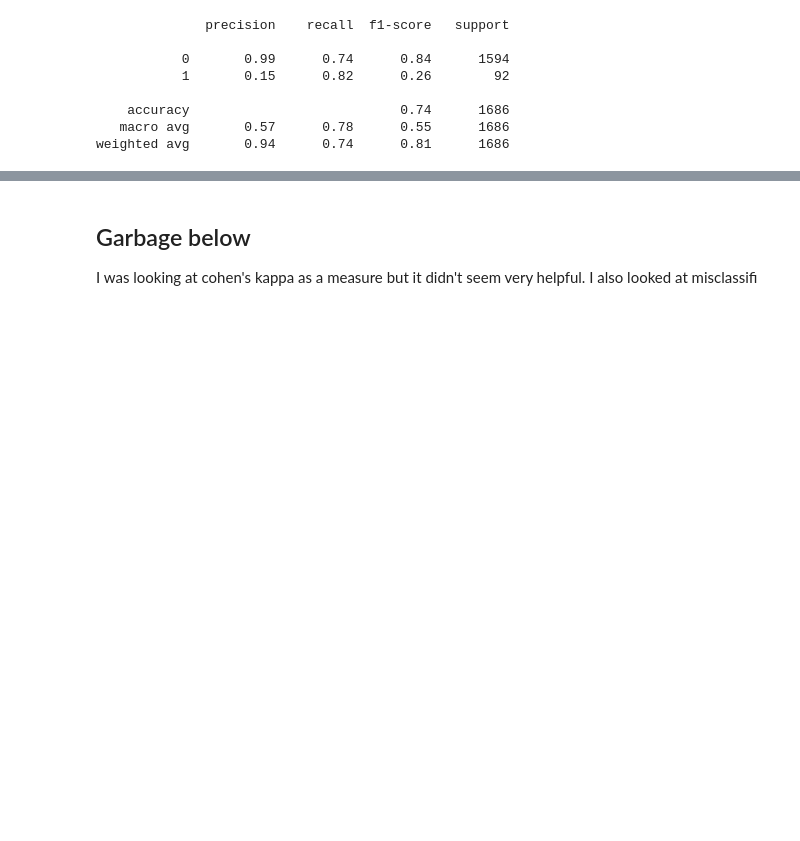
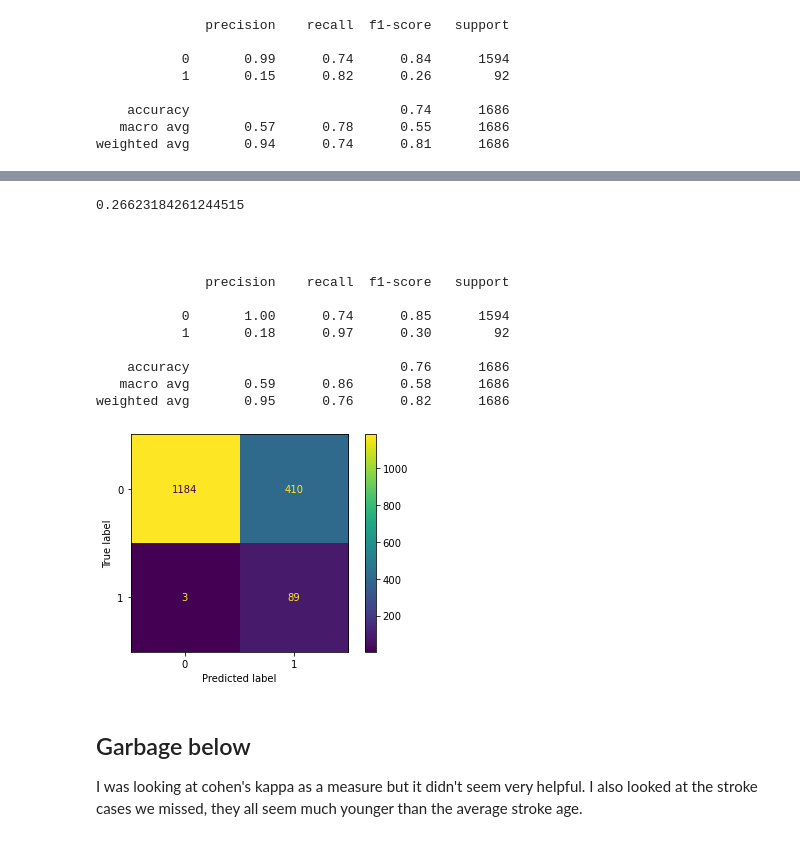
Before and after one commit to AaronNorwood/SIT307GroupAssignment2, a Jupyter notebook: SVM1.ipynb, the cells around one changed output, grey strips where cells are left out. Drawn from its saved outputs; the diff is of its cells as text; code cells hidden in the pictures; blank space fills up the shorter version.

```diff
--- a/SVM1.ipynb
+++ b/SVM1.ipynb
@@ -324,0 +405,4 @@ weighted avg       0.94      0.74      0.81      1686
+# %%
+import prince
+mca_cols = ['gender', 'hypertension', 'heart_disease', 'ever_married', 'work_type', 'residence_type', 'smoking_status', 'stroke', 'age_bin', 'avg_glucose_level_bin', 'bmi_bin']
+df_mca = df[mca_cols]
@@ -325,6 +446,25 @@ weighted avg       0.94      0.74      0.81      1686
+# %%
+scores.mean()
+# %% [output]
+0.26623184261244515
+# %% [markdown]
+##
+# %%
+plot_confusion_matrix(model, X_test, y_test)
+print(classification_report(y_test, y_pred))
+# %% [output]
+              precision    recall  f1-score   support
+
+           0       1.00      0.74      0.85      1594
+           1       0.18      0.97      0.30        92
+
+    accuracy                           0.76      1686
+   macro avg       0.59      0.86      0.58      1686
+weighted avg       0.95      0.76      0.82      1686
+[figure, added]
 # %% [markdown]
 ## Garbage below
-I was looking at cohen's kappa as a measure but it didn't seem very helpful. I also looked at misclassifi
+I was looking at cohen's kappa as a measure but it didn't seem very helpful. I also looked at the stroke cases we missed, they all seem much younger than the average stroke age.
 # %%
 from sklearn.metrics import cohen_kappa_score, roc_curve, f1_score
 
```
Also changed, not shown: parts of 23 cells of this notebook, 1 other file.
